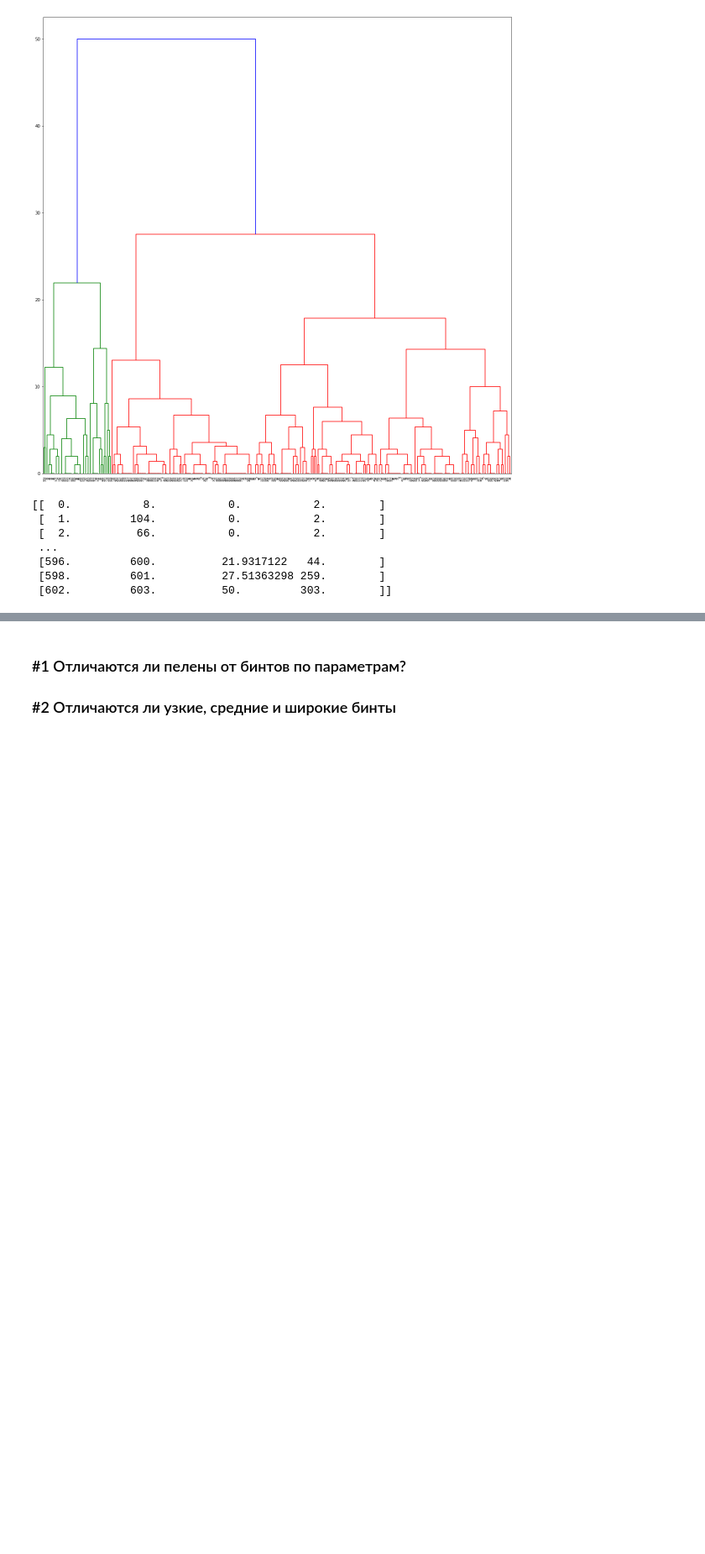
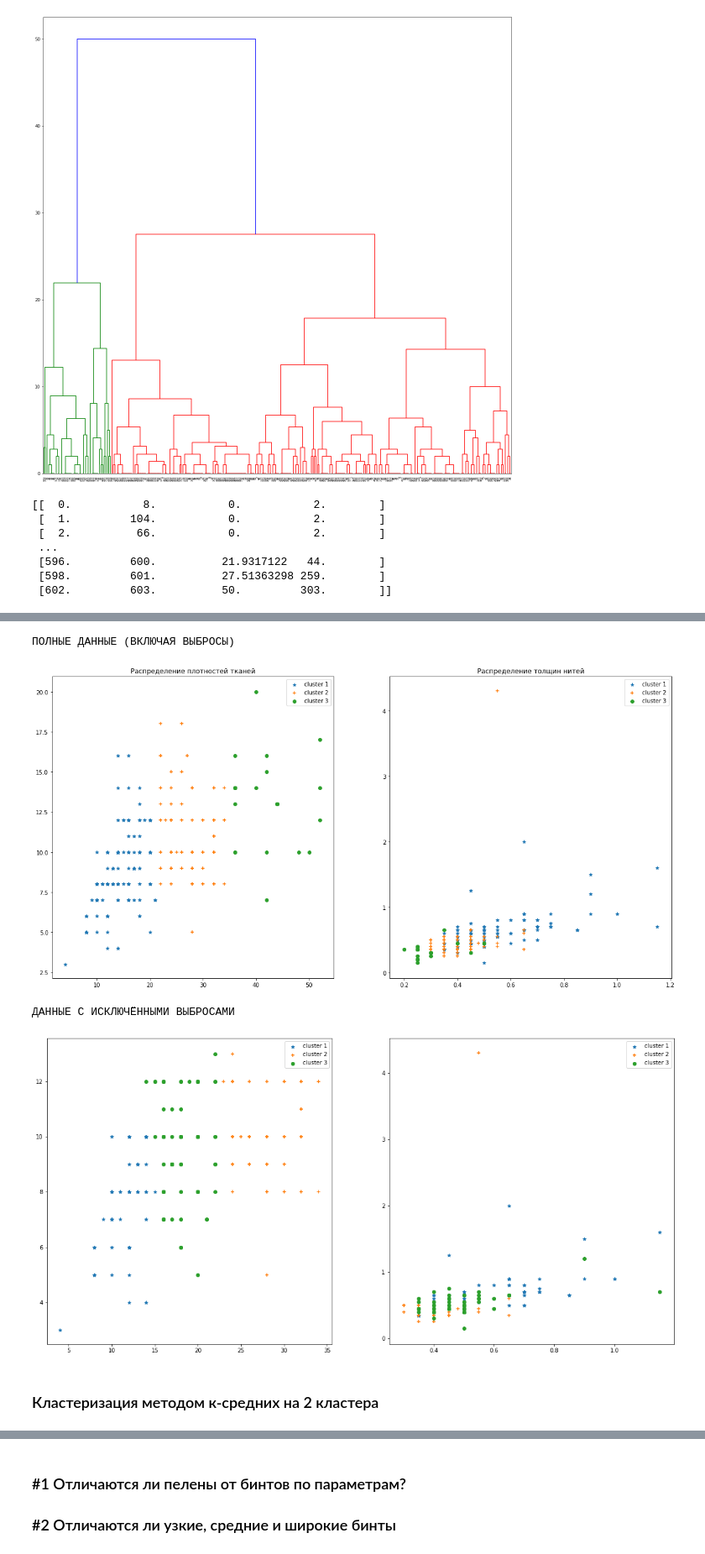
Before and after one commit to streltcov/textile_data, a Jupyter notebook: notebook.ipynb, the cells around one changed output, grey strips where cells are left out. Shown at 84% size. Drawn from its saved outputs; the diff is of its cells as text; code cells hidden in the pictures; blank space fills up the shorter version.

Commit message:
k-means clustering with and without outliers; cleared dataframes csv files;

```diff
--- a/notebook.ipynb
+++ b/notebook.ipynb
@@ -505,0 +455,11 @@ Reshape your data either using array.reshape(-1, 1) if your data has a single fe
+# %%
+
+########################################################################################################################
+
+numeric_values_list_cleared = []
+for index, _ in enumerate(warp_weft_dens_list_cleared):
+    numeric_values_cleared.append([dens_warp_list_cleared[index], dens_weft_list_cleared[index], thick_warp_nominal_list[index], thick_weft_nominal_list[index]])
+
+print('\nРазмерность полученного списка - (выборка без выбросов)' + str(len(numeric_values_cleared)), end='\n\n\n')
+
+########################################################################################################################
@@ -505,0 +509,52 @@ Reshape your data either using array.reshape(-1, 1) if your data has a single fe
+# %%
+
+# График - отображение полученных кластеров
+
+########################################################################################################################
+
+print("\nПОЛНЫЕ ДАННЫЕ (ВКЛЮЧАЯ ВЫБРОСЫ)\n")
+
+_, axes = pyplot.subplots(nrows=1, ncols=2, figsize=[20, 10])
+axes[0].scatter(textiles.query('kmeans_dens == 0')['warp_dens'].tolist(),
+                         textiles.query('kmeans_dens == 0')['weft_dens'].tolist(), marker='*', label="cluster 1")
+axes[0].scatter(textiles.query('kmeans_dens == 1')['warp_dens'].tolist(),
+                         textiles.query('kmeans_dens == 1')['weft_dens'].tolist(), marker='+', label="cluster 2")
+axes[0].scatter(textiles.query('kmeans_dens == 2')['warp_dens'].tolist(),
+                         textiles.query('kmeans_dens == 2')['weft_dens'].tolist(), marker='o', label="cluster 3")
+axes[0].set_title("Распределение плотностей тканей")
+axes[0].legend()
+axes[1].scatter(textiles.query('kmeans_dens == 0')['warp_nominal'].tolist(),
+                         textiles.query('kmeans_dens == 0')['weft_nominal'].tolist(), marker='*', label="cluster 1")
+axes[1].scatter(textiles.query('kmeans_dens == 1')['warp_nominal'].tolist(),
+                         textiles.query('kmeans_dens == 1')['weft_nominal'].tolist(), marker='+', label="cluster 2")
+axes[1].scatter(textiles.query('kmeans_dens == 2')['warp_nominal'].tolist(),
+                         textiles.query('kmeans_dens == 2')['weft_nominal'].tolist(), marker='o', label="cluster 3")
+axes[1].set_title("Распределение толщин нитей")
+axes[1].legend()
+pyplot.show()
+
+
+print("\n\nДАННЫЕ С ИСКЛЮЧЁННЫМИ ВЫБРОСАМИ\n")
+_, axes = pyplot.subplots(nrows=1, ncols=2, figsize=[20, 10])
+axes[0].scatter(textiles_cleared.query('kmeans_dens == 0')['warp_dens'].tolist(),
+                         textiles_cleared.query('kmeans_dens == 0')['weft_dens'].tolist(), marker='*', label="cluster 1")
+axes[0].scatter(textiles_cleared.query('kmeans_dens == 1')['warp_dens'].tolist(),
+                         textiles_cleared.query('kmeans_dens == 1')['weft_dens'].tolist(), marker='+', label="cluster 2")
+axes[0].scatter(textiles_cleared.query('kmeans_dens == 2')['warp_dens'].tolist(),
+                         textiles_cleared.query('kmeans_dens == 2')['weft_dens'].tolist(), marker='o', label="cluster 3")
+axes[0].legend()
+axes[1].scatter(textiles_cleared.query('kmeans_dens == 0')['warp_nominal'].tolist(),
+                         textiles_cleared.query('kmeans_dens == 0')['weft_nominal'].tolist(), marker='*', label="cluster 1")
+axes[1].scatter(textiles_cleared.query('kmeans_dens == 1')['warp_nominal'].tolist(),
+                         textiles_cleared.query('kmeans_dens == 1')['weft_nominal'].tolist(), marker='+', label="cluster 2")
+axes[1].scatter(textiles_cleared.query('kmeans_dens == 2')['warp_nominal'].tolist(),
+                         textiles_cleared.query('kmeans_dens == 2')['weft_nominal'].tolist(), marker='o', label="cluster 3")
+axes[1].legend()
+pyplot.show()
+# %% [output]
+ПОЛНЫЕ ДАННЫЕ (ВКЛЮЧАЯ ВЫБРОСЫ)
+[figure, added]
+ДАННЫЕ С ИСКЛЮЧЁННЫМИ ВЫБРОСАМИ
+[figure, added]
+# %% [markdown]
+### Кластеризация методом к-средних на 2 кластера
```
Also changed, not shown: parts of 20 cells of this notebook, 3 other files.
